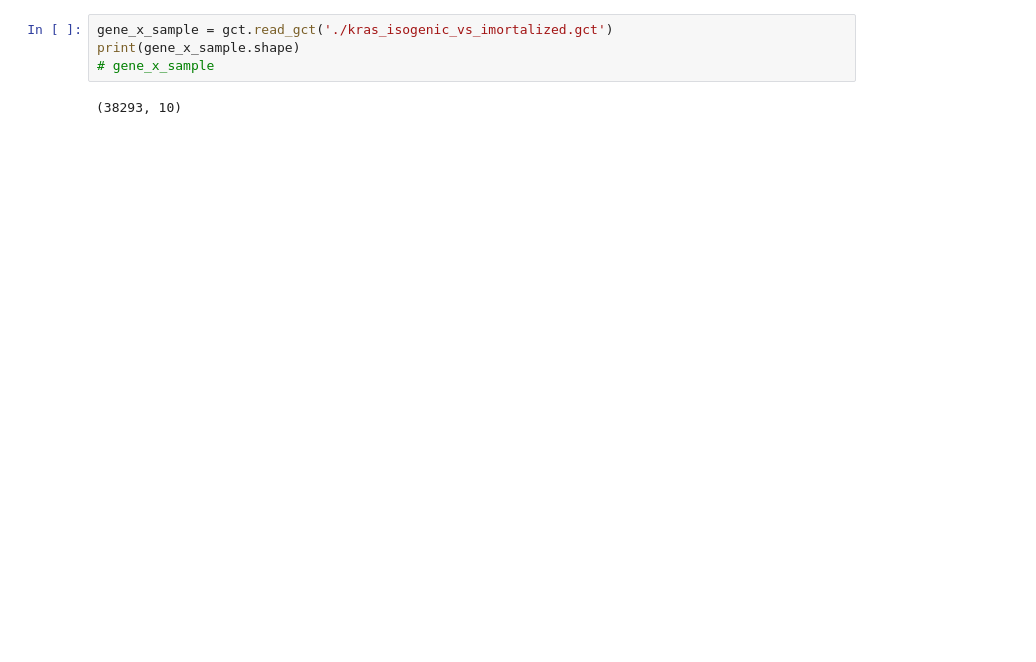
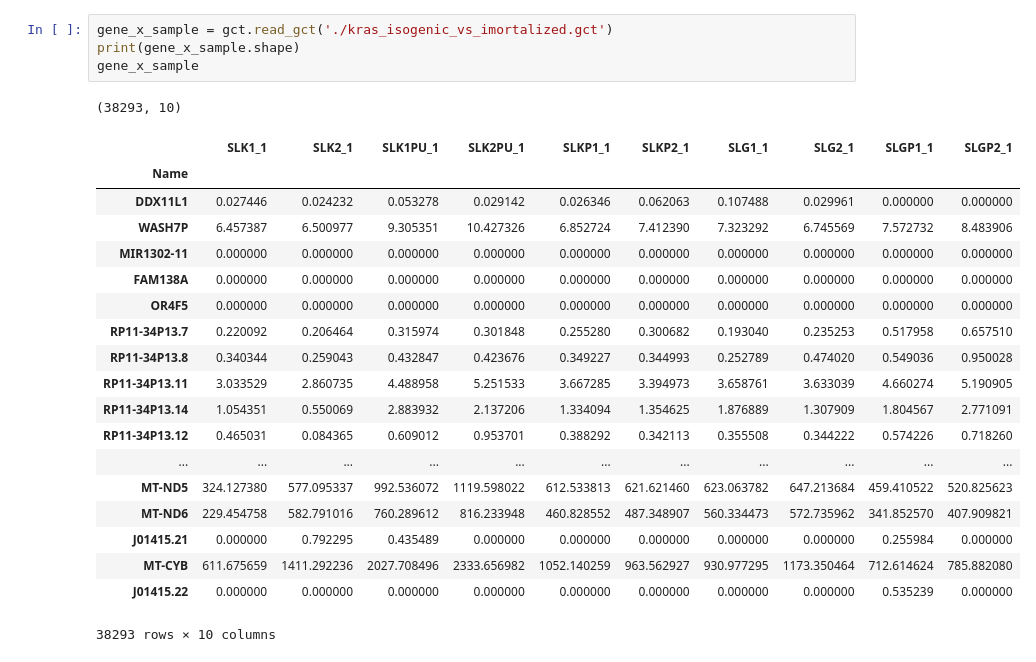
Before and after one commit to alex-wenzel/gsea, a Jupyter notebook: Compare with R/Compare with R.ipynb, the cells around one changed output. Drawn from its saved outputs; the diff is of its cells as text; blank space fills up the shorter version.

```diff
--- a/Compare with R/Compare with R.ipynb
+++ b/Compare with R/Compare with R.ipynb
@@ -14,8 +11,27 @@ The autoreload extension is already loaded. To reload it, use:
 # %%
 gene_x_sample = gct.read_gct('./kras_isogenic_vs_imortalized.gct')
 print(gene_x_sample.shape)
-# gene_x_sample
+gene_x_sample
 # %% [output]
 (38293, 10)
+|  | SLK1_1 | SLK2_1 | SLK1PU_1 | SLK2PU_1 | SLKP1_1 | SLKP2_1 | SLG1_1 | SLG2_1 | SLGP1_1 | SLGP2_1 |
+| Name |  |  |  |  |  |  |  |  |  |  |
+| DDX11L1 | 0.027446 | 0.024232 | 0.053278 | 0.029142 | 0.026346 | 0.062063 | 0.107488 | 0.029961 | 0.000000 | 0.000000 |
+| WASH7P | 6.457387 | 6.500977 | 9.305351 | 10.427326 | 6.852724 | 7.412390 | 7.323292 | 6.745569 | 7.572732 | 8.483906 |
+| MIR1302-11 | 0.000000 | 0.000000 | 0.000000 | 0.000000 | 0.000000 | 0.000000 | 0.000000 | 0.000000 | 0.000000 | 0.000000 |
+| FAM138A | 0.000000 | 0.000000 | 0.000000 | 0.000000 | 0.000000 | 0.000000 | 0.000000 | 0.000000 | 0.000000 | 0.000000 |
+| OR4F5 | 0.000000 | 0.000000 | 0.000000 | 0.000000 | 0.000000 | 0.000000 | 0.000000 | 0.000000 | 0.000000 | 0.000000 |
+| RP11-34P13.7 | 0.220092 | 0.206464 | 0.315974 | 0.301848 | 0.255280 | 0.300682 | 0.193040 | 0.235253 | 0.517958 | 0.657510 |
+| RP11-34P13.8 | 0.340344 | 0.259043 | 0.432847 | 0.423676 | 0.349227 | 0.344993 | 0.252789 | 0.474020 | 0.549036 | 0.950028 |
+| RP11-34P13.11 | 3.033529 | 2.860735 | 4.488958 | 5.251533 | 3.667285 | 3.394973 | 3.658761 | 3.633039 | 4.660274 | 5.190905 |
+| RP11-34P13.14 | 1.054351 | 0.550069 | 2.883932 | 2.137206 | 1.334094 | 1.354625 | 1.876889 | 1.307909 | 1.804567 | 2.771091 |
+| RP11-34P13.12 | 0.465031 | 0.084365 | 0.609012 | 0.953701 | 0.388292 | 0.342113 | 0.355508 | 0.344222 | 0.574226 | 0.718260 |
+| ... | ... | ... | ... | ... | ... | ... | ... | ... | ... | ... |
+| MT-ND5 | 324.127380 | 577.095337 | 992.536072 | 1119.598022 | 612.533813 | 621.621460 | 623.063782 | 647.213684 | 459.410522 | 520.825623 |
+| MT-ND6 | 229.454758 | 582.791016 | 760.289612 | 816.233948 | 460.828552 | 487.348907 | 560.334473 | 572.735962 | 341.852570 | 407.909821 |
+| J01415.21 | 0.000000 | 0.792295 | 0.435489 | 0.000000 | 0.000000 | 0.000000 | 0.000000 | 0.000000 | 0.255984 | 0.000000 |
+| MT-CYB | 611.675659 | 1411.292236 | 2027.708496 | 2333.656982 | 1052.140259 | 963.562927 | 930.977295 | 1173.350464 | 712.614624 | 785.882080 |
+| J01415.22 | 0.000000 | 0.000000 | 0.000000 | 0.000000 | 0.000000 | 0.000000 | 0.000000 | 0.000000 | 0.535239 | 0.000000 |
+38293 rows × 10 columns
 # %%
 gene_sets = gmt.read_gmts('./c2.all.v5.1.symbols.gmt')
```
Also changed, not shown: parts of 4 cells of this notebook, 2 other files.
